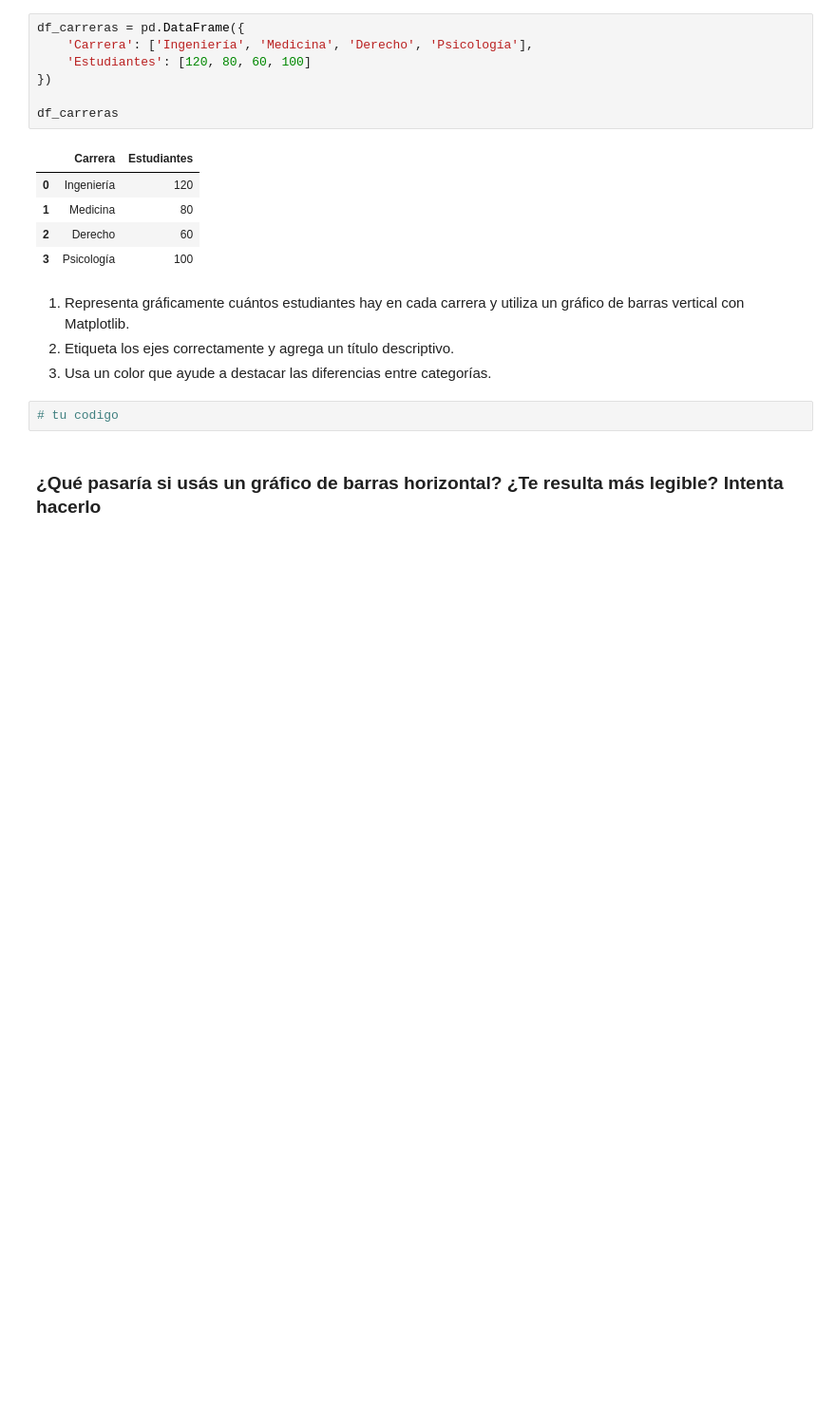
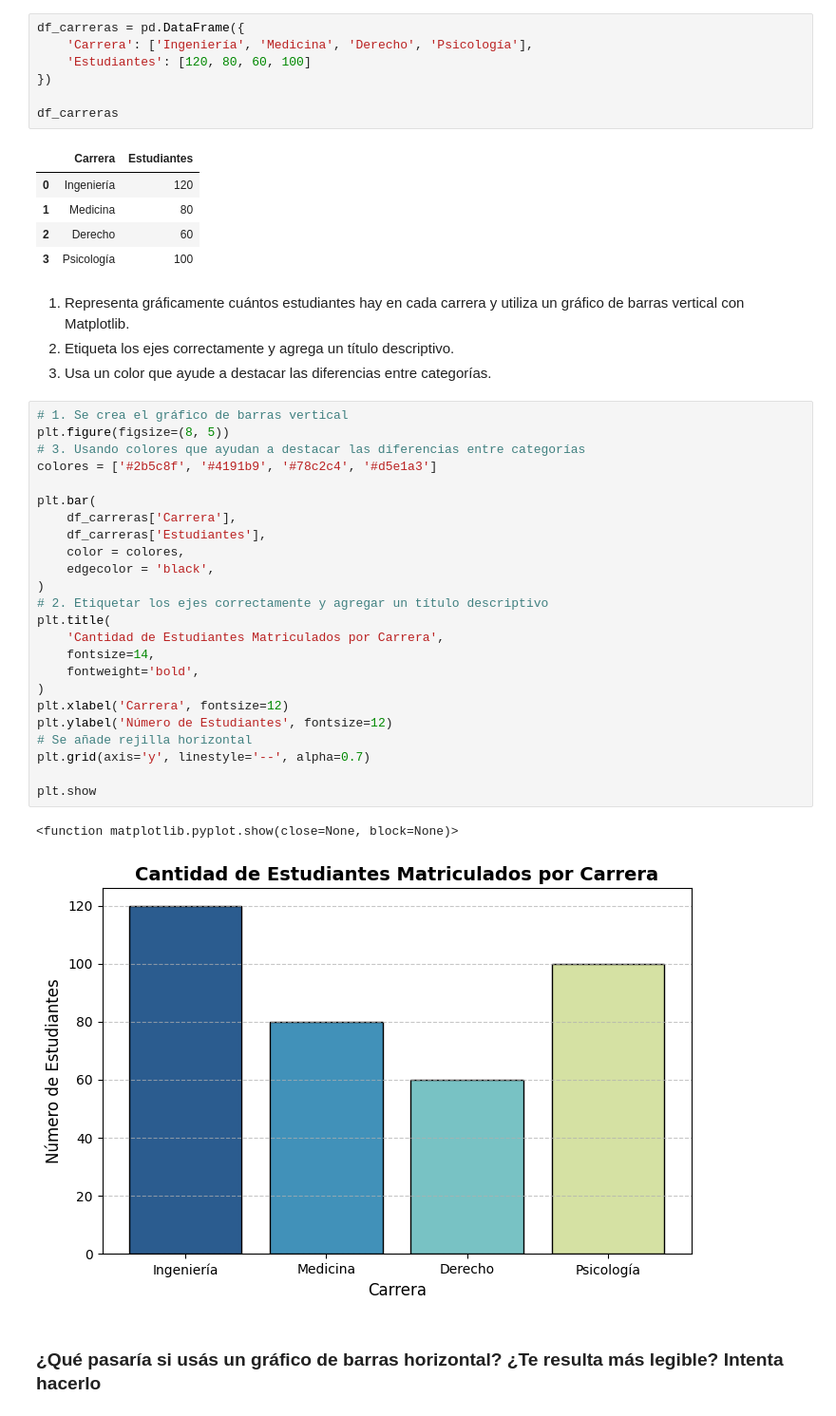
Before and after one commit to juhuertav-ux/machine-learning-prework, a Jupyter notebook: notebook/problems.es.ipynb, the cells around one changed output. Shown at 95% size. Drawn from its saved outputs; the diff is of its cells as text; blank space fills up the shorter version.

```diff
--- a/notebook/problems.es.ipynb
+++ b/notebook/problems.es.ipynb
@@ -74,7 +88,32 @@ df_carreras
 2. Etiqueta los ejes correctamente y agrega un título descriptivo.
 3. Usa un color que ayude a destacar las diferencias entre categorías.
 # %%
-# tu codigo
+# 1. Se crea el gráfico de barras vertical
+plt.figure(figsize=(8, 5))
+# 3. Usando colores que ayudan a destacar las diferencias entre categorías
+colores = ['#2b5c8f', '#4191b9', '#78c2c4', '#d5e1a3']
+
+plt.bar(
+    df_carreras['Carrera'],
+    df_carreras['Estudiantes'],
+    color = colores,
+    edgecolor = 'black',
+)
+# 2. Etiquetar los ejes correctamente y agregar un título descriptivo
+plt.title(
+    'Cantidad de Estudiantes Matriculados por Carrera',
+    fontsize=14,
+    fontweight='bold',
+)
+plt.xlabel('Carrera', fontsize=12)
+plt.ylabel('Número de Estudiantes', fontsize=12)
+# Se añade rejilla horizontal
+plt.grid(axis='y', linestyle='--', alpha=0.7)
+
+plt.show
+# %% [output]
+<function matplotlib.pyplot.show(close=None, block=None)>
+[figure, added]
 # %% [markdown]
 ### ¿Qué pasaría si usás un gráfico de barras **horizontal**? ¿Te resulta más legible? Intenta hacerlo
 # %%
```
Also changed, not shown: parts of 11 cells of this notebook.
